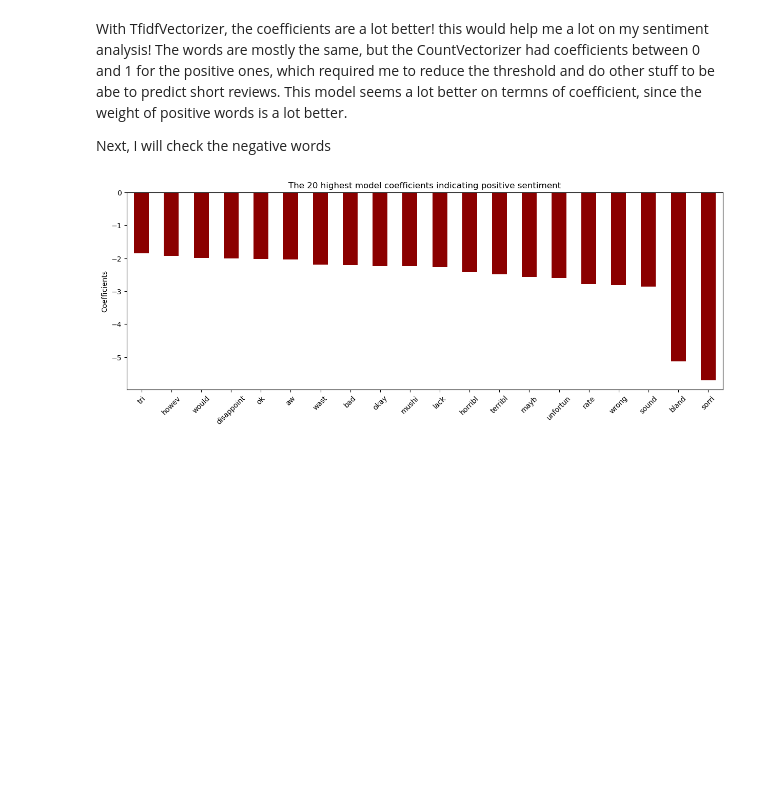
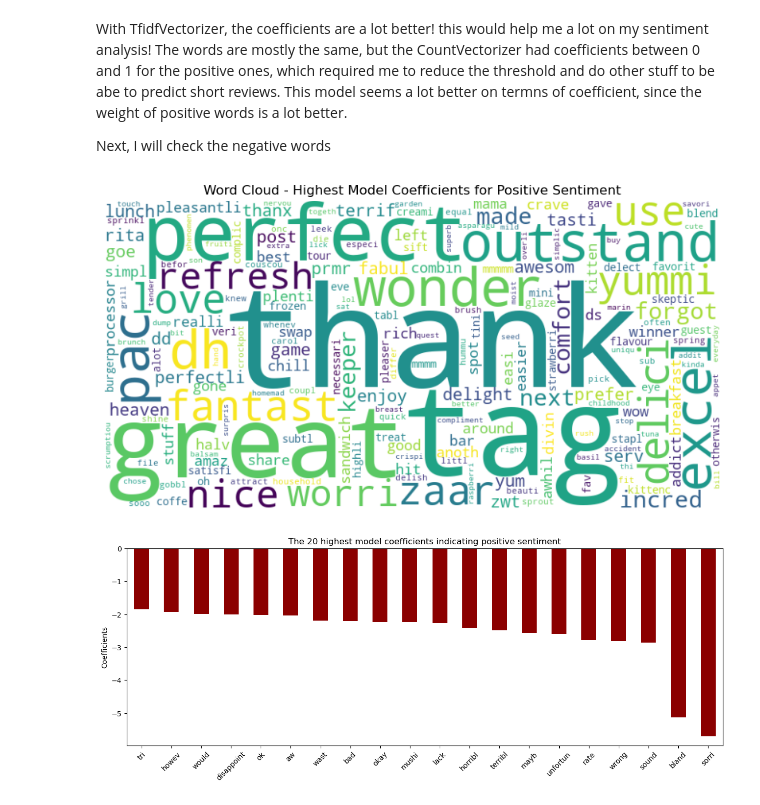
Before and after one commit to AJ-Gagliardo/recipe_recommendation, a Jupyter notebook: Antonio_Gagliardo_Recipe_01_sentiment_analysis.ipynb, the cells around one changed output. Cells and saved outputs as stored; diff of their text form; code cells hidden in the pictures; blank space fills up the shorter version.

```diff
--- a/Antonio_Gagliardo_Recipe_01_sentiment_analysis.ipynb
+++ b/Antonio_Gagliardo_Recipe_01_sentiment_analysis.ipynb
@@ -820,3 +826,20 @@ Next, I will check the negative words
+# %%
+word_counts = pd.DataFrame(
+    {"coefficients": mylogreg.coef_[0]},
+    index=tfidf.get_feature_names()
+).sort_values("coefficients", ascending=False)
+# %%
+word_dict = word_counts.to_dict()['coefficients']
+# %%
+wordcloud = WordCloud(width=800, height=400, background_color='white').generate_from_frequencies(word_dict)
+# %%
+plt.figure(figsize=(10, 6))
+plt.imshow(wordcloud, interpolation='bilinear')
+plt.axis('off')
+plt.title("Word Cloud - Highest Model Coefficients for Positive Sentiment")
+plt.show()
+# %% [output]
+[figure, added]
 # %%
 word_counts = pd.DataFrame(
     {"coefficients": mylogreg.coef_[0]},
```
Also changed, not shown: parts of 11 cells of this notebook, 13 other files.
